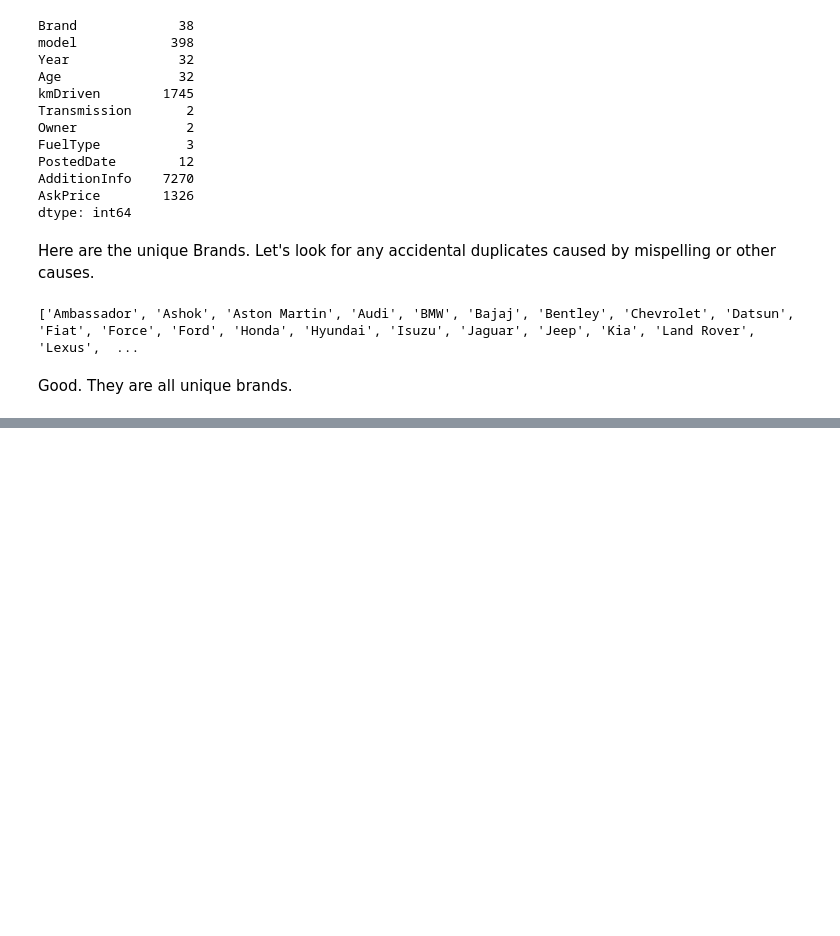
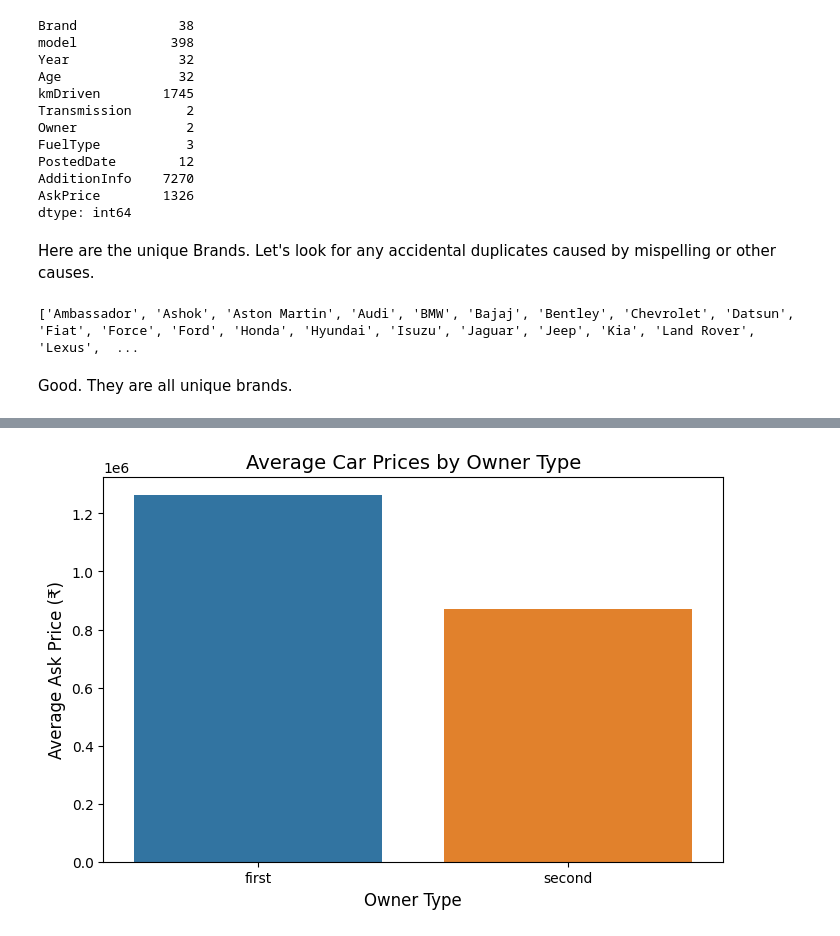
Before and after one commit to johnpospisil/used-car-values-in-india, a Jupyter notebook: used-car-values-in-india.ipynb, the cells around one changed output, grey strips where cells are left out. Cells and saved outputs as stored; diff of their text form; code cells hidden in the pictures; blank space fills up the shorter version.

```diff
--- a/used-car-values-in-india.ipynb
+++ b/used-car-values-in-india.ipynb
@@ -203,0 +294,23 @@ print(unique_models)
+# %%
+# Group by owner type and calculate average price
+price_trends_by_owner = (
+    df.groupby('Owner')['AskPrice']
+    .mean()
+    .sort_values(ascending=False)
+    .reset_index()
+)
+
+# Create a bar plot for price trends by owner
+plt.figure(figsize=(8, 5))
+sns.barplot(
+    data=price_trends_by_owner,
+    x='Owner',
+    y='AskPrice'
+)
+plt.title('Average Car Prices by Owner Type', fontsize=14)
+plt.xlabel('Owner Type', fontsize=12)
+plt.ylabel('Average Ask Price (₹)', fontsize=12)
+
+plt.show()
+# %% [output]
+[figure, added]
```
Also changed, not shown: parts of 17 cells of this notebook.
